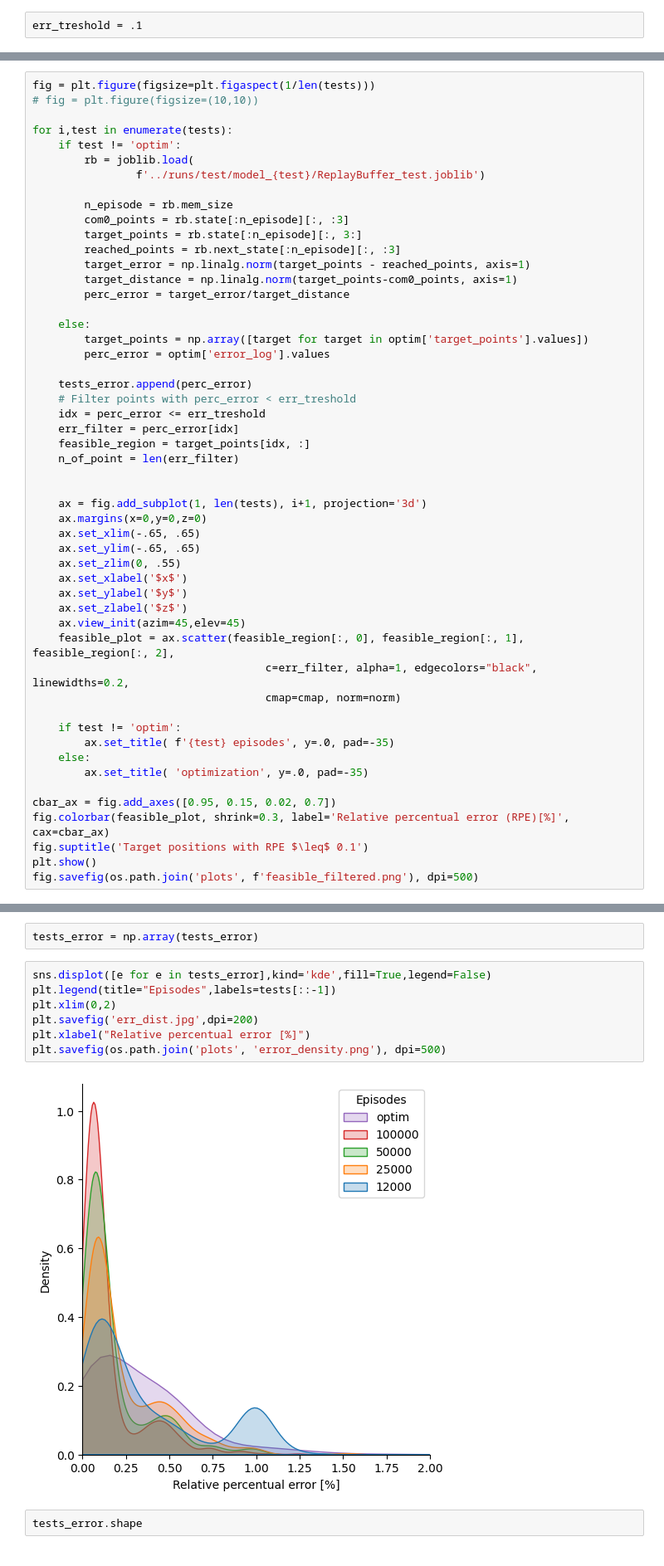
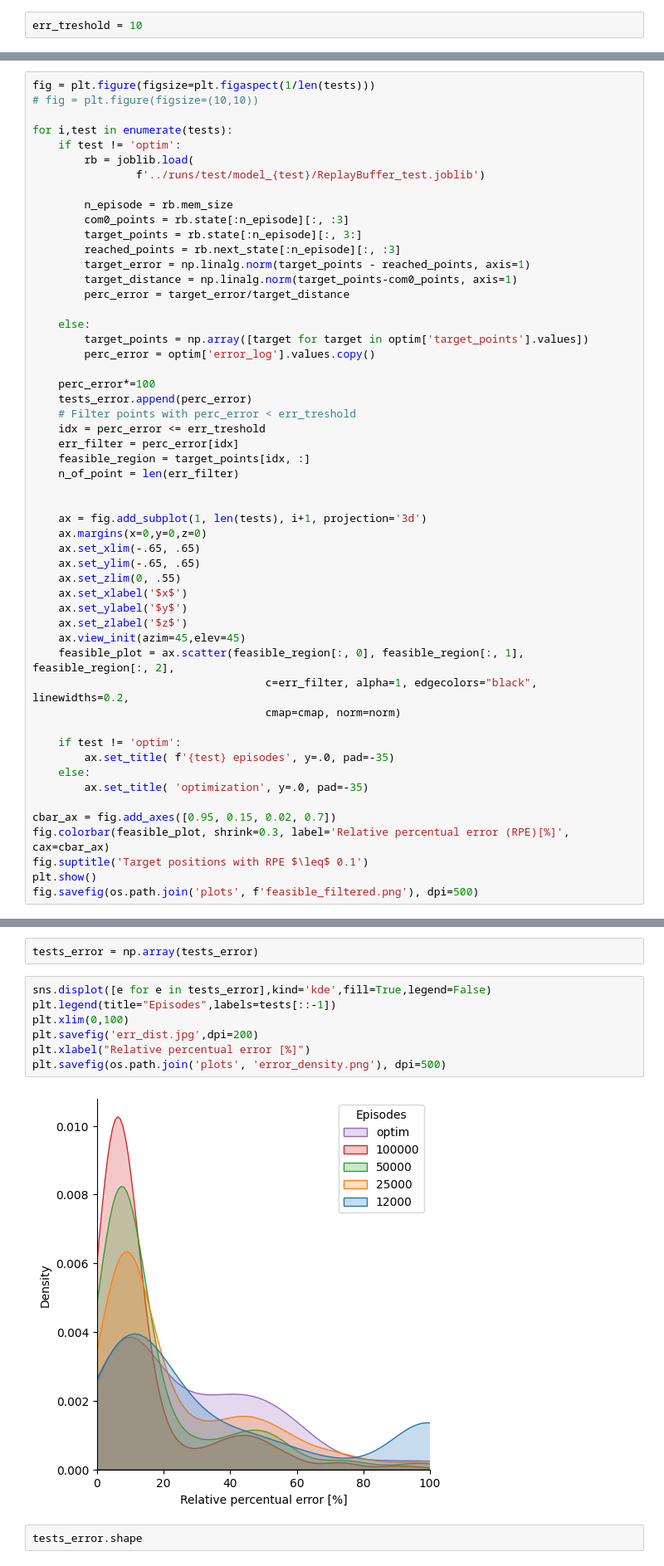
Before and after one commit to jprogrammer13/jumpleg_rl, a Jupyter notebook: utils/feasible_region.ipynb, the cells around one changed output, grey strips where cells are left out. Shown at 83% size. Saved outputs shown, nothing was run; the diff lists cells and outputs as text.

Commit message:
new plots (half model, perc)

```diff
--- a/utils/feasible_region.ipynb
+++ b/utils/feasible_region.ipynb
@@ -14,6 +14,6 @@ import seaborn as sns
 import pandas as pd
 %matplotlib inline
 # %%
-err_treshold = .1
+err_treshold = 10
 # %%
 cmap=plt.cm.jet
@@ -52,8 +49,9 @@ for i,test in enumerate(tests):
 
     else:
         target_points = np.array([target for target in optim['target_points'].values])
-        perc_error = optim['error_log'].values
+        perc_error = optim['error_log'].values.copy()
 
+    perc_error*=100
     tests_error.append(perc_error)
     # Filter points with perc_error < err_treshold
     idx = perc_error <= err_treshold
@@ -232,12 +232,12 @@ tests_error = np.array(tests_error)
 # %%
 sns.displot([e for e in tests_error],kind='kde',fill=True,legend=False)
 plt.legend(title="Episodes",labels=tests[::-1])
-plt.xlim(0,2)
+plt.xlim(0,100)
 plt.savefig('err_dist.jpg',dpi=200)
 plt.xlabel("Relative percentual error [%]")
 plt.savefig(os.path.join('plots', 'error_density.png'), dpi=500)
 # %% [output]
-[figure, old version]
+[figure, new version]
 # %%
 tests_error.shape
 # %% [output]
```
Also changed, not shown: parts of 11 cells of this notebook, 6 other files.
